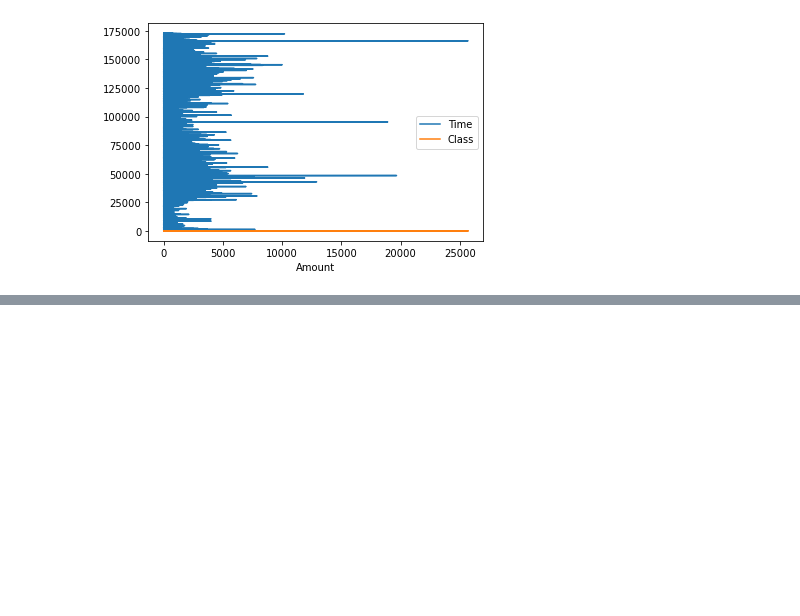
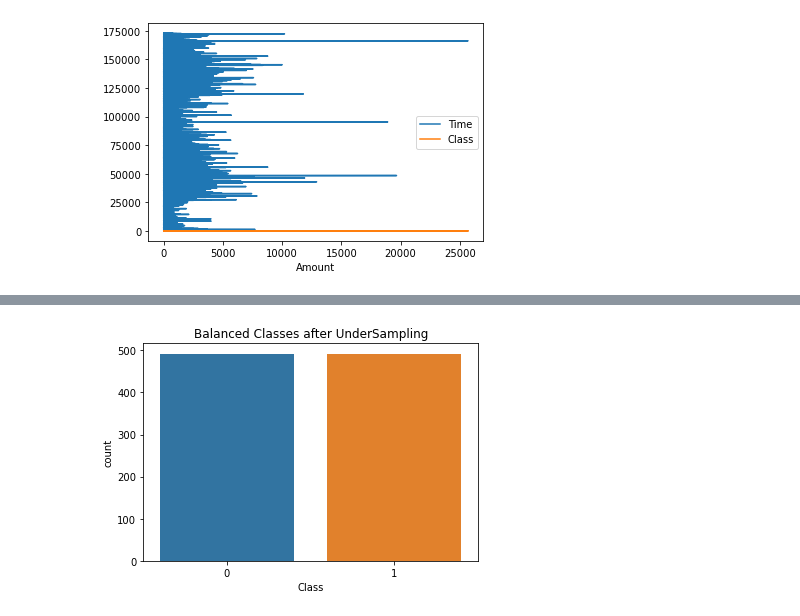
Before and after one commit to NehaDas25/DataScience_CS5661, a Jupyter notebook: Credit_Card_Fraud_Detection.ipynb, the cells around one changed output, grey strips where cells are left out. Saved outputs shown, nothing was run; the diff lists cells and outputs as text; code cells hidden in the pictures; blank space fills up the shorter version.

```diff
--- a/Credit_Card_Fraud_Detection.ipynb
+++ b/Credit_Card_Fraud_Detection.ipynb
@@ -89,0 +124,12 @@ plt.show()
+# %%
+# Shuffle the Dataset.
+shuffled_data_set = data_set.sample(frac=1,random_state=4)
+
+# Put all the fraud class in a separate dataset.
+fraud_data_set = shuffled_data_set.loc[shuffled_data_set['Class'] == 1]
+
+#Randomly select 492 observations from the genuine (majority class)
+genuine_data_set = shuffled_data_set.loc[shuffled_data_set['Class'] == 0].sample(n=492,random_state=42)
+
+# Concatenate both dataframes again
+normalized_data_set = pd.concat([fraud_data_set, genuine_data_set])
@@ -89,0 +138,6 @@ plt.show()
+# %%
+sns.countplot(x = "Class", data = normalized_data_set)
+plt.title("Balanced Classes after UnderSampling")
+plt.show()
+# %% [output]
+[figure, added]
```
Also changed, not shown: parts of 9 cells of this notebook.
